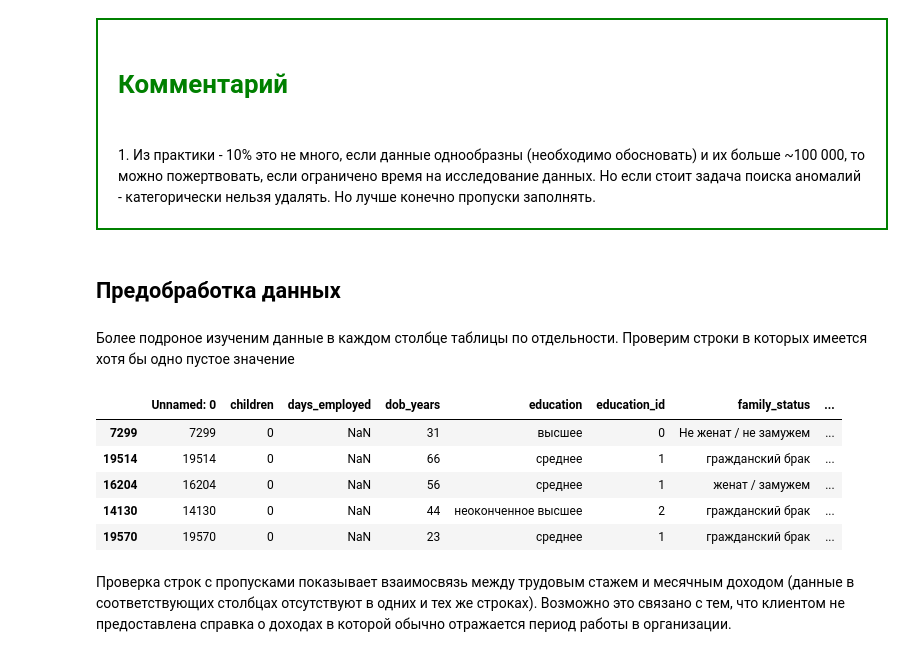
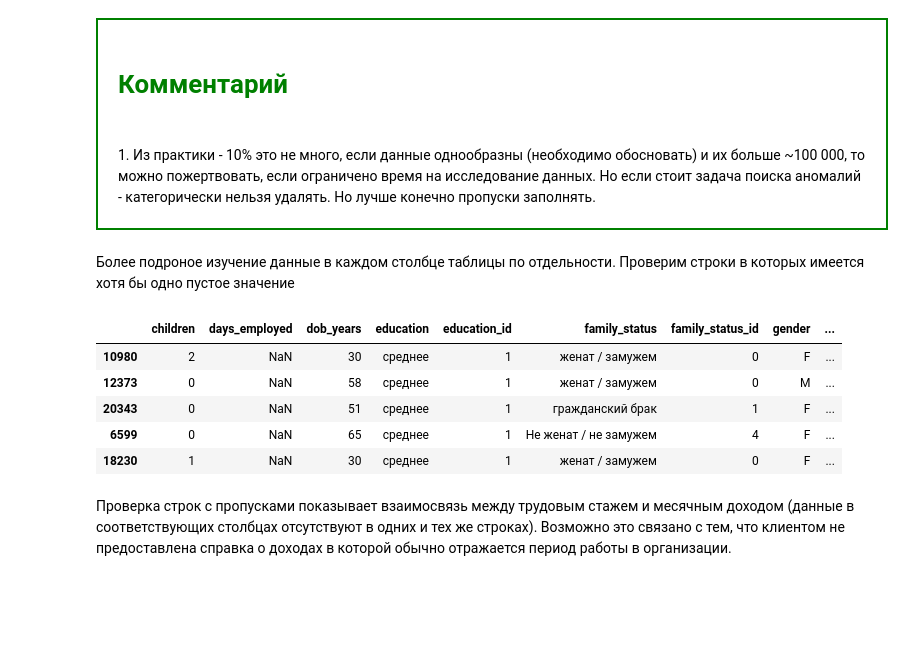
Before and after one commit to Valery2120/DS-DE, a Jupyter notebook: jupyter/ds/theme_03/theme_03.ipynb, the cells around one changed output. Cells and saved outputs as stored; diff of their text form; code cells hidden in the pictures; blank space fills up the shorter version.

```diff
--- a/jupyter/ds/theme_03/theme_03.ipynb
+++ b/jupyter/ds/theme_03/theme_03.ipynb
@@ -15,4 +42,4 @@
 # %%
 import pandas as pd
-
-data = pd.read_csv('data.csv')
+import numpy as np
+data = pd.read_csv('data.csv', index_col='Unnamed: 0')
@@ -111,19 +139,17 @@ dtype: int64
 <div style="border:solid green 2px; padding: 20px"> <h1 style="color:green; margin-bottom:20px">Комментарий </h1>
 <br>1. Из практики - 10% это не много, если данные однообразны (необходимо обосновать) и их больше ~100 000, то можно пожертвовать, если ограничено время на исследование данных. Но если стоит задача поиска аномалий - категорически нельзя удалять. Но лучше конечно пропуски заполнять.
 </div>
-# %% [markdown]
-## Предобработка данных
 # %% [markdown]
-Более подроное изученим данные в каждом столбце таблицы по отдельности. Проверим строки в которых имеется хотя бы одно пустое значение
+Более подроное изучение данные в каждом столбце таблицы по отдельности. Проверим строки в которых имеется хотя бы одно пустое значение
 # %%
-data[data.isnull().any(axis=1)].sample(5)
+display(data[data.isnull().any(axis=1)].sample(5))
 # %% [output]
-|  | Unnamed: 0 | children | days_employed | dob_years | education | education_id | family_status | ... |
-| 7299 | 7299 | 0 | NaN | 31 | высшее | 0 | Не женат / не замужем | ... |
-| 19514 | 19514 | 0 | NaN | 66 | среднее | 1 | гражданский брак | ... |
-| 16204 | 16204 | 0 | NaN | 56 | среднее | 1 | женат / замужем | ... |
-| 14130 | 14130 | 0 | NaN | 44 | неоконченное высшее | 2 | гражданский брак | ... |
-| 19570 | 19570 | 0 | NaN | 23 | среднее | 1 | гражданский брак | ... |
+|  | children | days_employed | dob_years | education | education_id | family_status | family_status_id | gender | ... |
+| 10980 | 2 | NaN | 30 | среднее | 1 | женат / замужем | 0 | F | ... |
+| 12373 | 0 | NaN | 58 | среднее | 1 | женат / замужем | 0 | M | ... |
+| 20343 | 0 | NaN | 51 | среднее | 1 | гражданский брак | 1 | F | ... |
+| 6599 | 0 | NaN | 65 | среднее | 1 | Не женат / не замужем | 4 | F | ... |
+| 18230 | 1 | NaN | 30 | среднее | 1 | женат / замужем | 0 | F | ... |
 # %% [markdown]
 Проверка строк с пропусками показывает взаимосвязь между трудовым стажем и месячным доходом (данные в соответствующих столбцах отсутствуют в одних и тех же строках). Возможно это связано с тем, что клиентом не предоставлена справка о доходах в которой обычно отражается период работы в организации.
 # %% [markdown]
```
Also changed, not shown: parts of 76 cells of this notebook.
